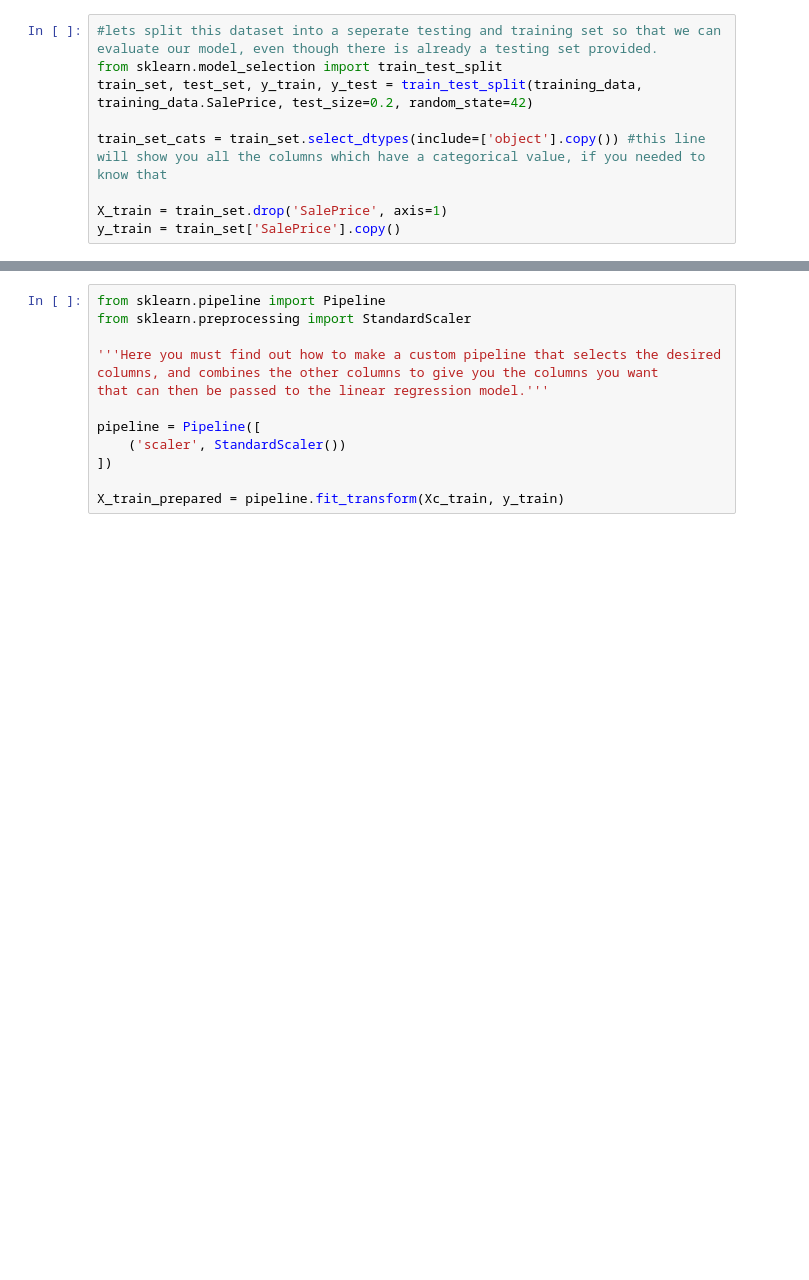
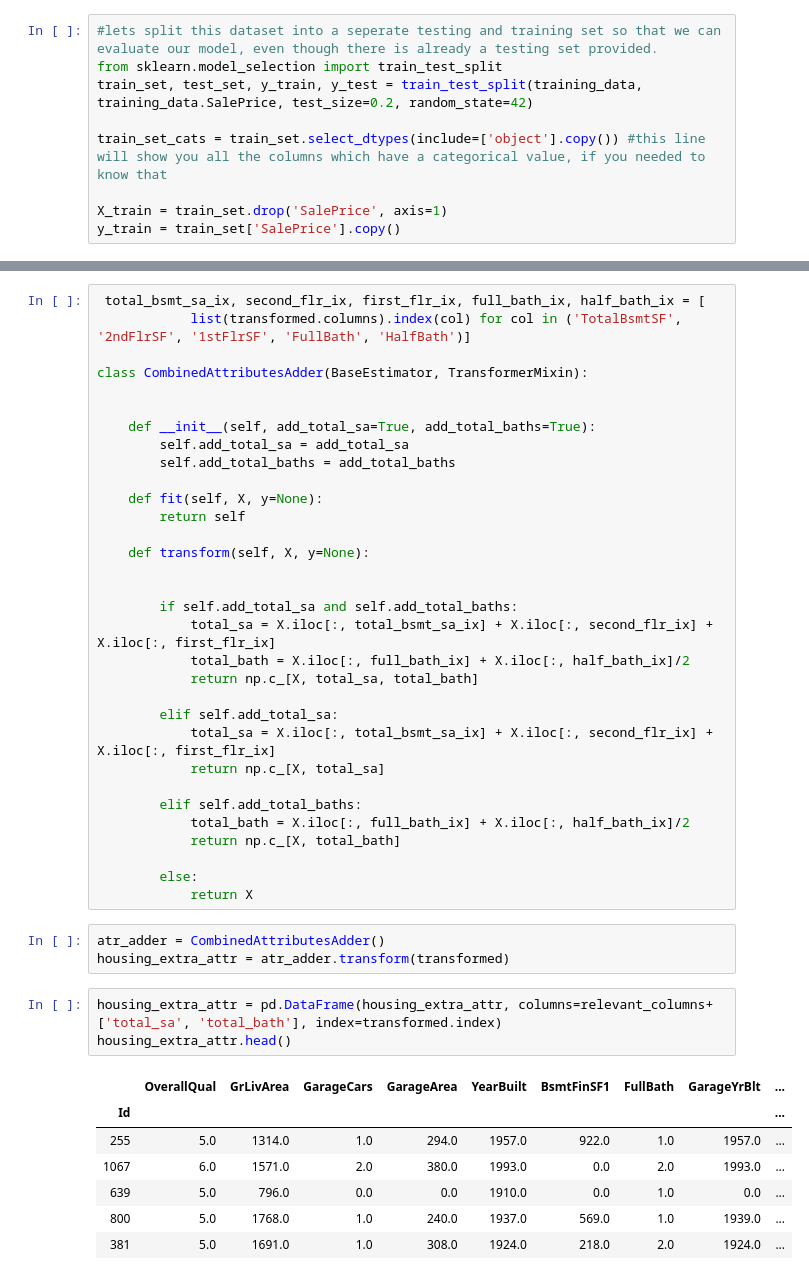
Before and after one commit to AyEnEss/ml_learning, a Jupyter notebook: kaggle_competitions/02S_iowa_housing.ipynb, the cells around one changed output, grey strips where cells are left out. Saved outputs shown, nothing was run; the diff lists cells and outputs as text; blank space fills up the shorter version.

Commit message:
improved model for iowa competition to get a better score. added a second submission notebook and final predictions

```diff
--- a/kaggle_competitions/02S_iowa_housing.ipynb
+++ b/kaggle_competitions/02S_iowa_housing.ipynb
@@ -94,12 +86,46 @@ See the caveats in the documentation: http://pandas.pydata.org/pandas-docs/stabl
-# %%
-from sklearn.pipeline import Pipeline
-from sklearn.preprocessing import StandardScaler
-
-'''Here you must find out how to make a custom pipeline that selects the desired columns, and combines the other columns to give you the columns you want
-that can then be passed to the linear regression model.'''
-
-pipeline = Pipeline([
-    ('scaler', StandardScaler())
-])
-
-X_train_prepared = pipeline.fit_transform(Xc_train, y_train)
+# %%
+ total_bsmt_sa_ix, second_flr_ix, first_flr_ix, full_bath_ix, half_bath_ix = [
+            list(transformed.columns).index(col) for col in ('TotalBsmtSF', '2ndFlrSF', '1stFlrSF', 'FullBath', 'HalfBath')]
+
+class CombinedAttributesAdder(BaseEstimator, TransformerMixin):
+
+
+    def __init__(self, add_total_sa=True, add_total_baths=True):
+        self.add_total_sa = add_total_sa
+        self.add_total_baths = add_total_baths
+
+    def fit(self, X, y=None):
+        return self
+
+    def transform(self, X, y=None):
+
+
+        if self.add_total_sa and self.add_total_baths:
+            total_sa = X.iloc[:, total_bsmt_sa_ix] + X.iloc[:, second_flr_ix] + X.iloc[:, first_flr_ix]
+            total_bath = X.iloc[:, full_bath_ix] + X.iloc[:, half_bath_ix]/2
+            return np.c_[X, total_sa, total_bath]
+
+        elif self.add_total_sa:
+            total_sa = X.iloc[:, total_bsmt_sa_ix] + X.iloc[:, second_flr_ix] + X.iloc[:, first_flr_ix]
+            return np.c_[X, total_sa]
+
+        elif self.add_total_baths:
+            total_bath = X.iloc[:, full_bath_ix] + X.iloc[:, half_bath_ix]/2
+            return np.c_[X, total_bath]
+
+        else:
+            return X
+# %%
+atr_adder = CombinedAttributesAdder()
+housing_extra_attr = atr_adder.transform(transformed)
+# %%
+housing_extra_attr = pd.DataFrame(housing_extra_attr, columns=relevant_columns+['total_sa', 'total_bath'], index=transformed.index)
+housing_extra_attr.head()
+# %% [output]
+|  | OverallQual | GrLivArea | GarageCars | GarageArea | YearBuilt | BsmtFinSF1 | FullBath | GarageYrBlt | ... |
+| Id |  |  |  |  |  |  |  |  | ... |
+| 255 | 5.0 | 1314.0 | 1.0 | 294.0 | 1957.0 | 922.0 | 1.0 | 1957.0 | ... |
+| 1067 | 6.0 | 1571.0 | 2.0 | 380.0 | 1993.0 | 0.0 | 2.0 | 1993.0 | ... |
+| 639 | 5.0 | 796.0 | 0.0 | 0.0 | 1910.0 | 0.0 | 1.0 | 0.0 | ... |
+| 800 | 5.0 | 1768.0 | 1.0 | 240.0 | 1937.0 | 569.0 | 1.0 | 1939.0 | ... |
+| 381 | 5.0 | 1691.0 | 1.0 | 308.0 | 1924.0 | 218.0 | 2.0 | 1924.0 | ... |
```
Also changed, not shown: parts of 20 cells of this notebook, 2 other files.
